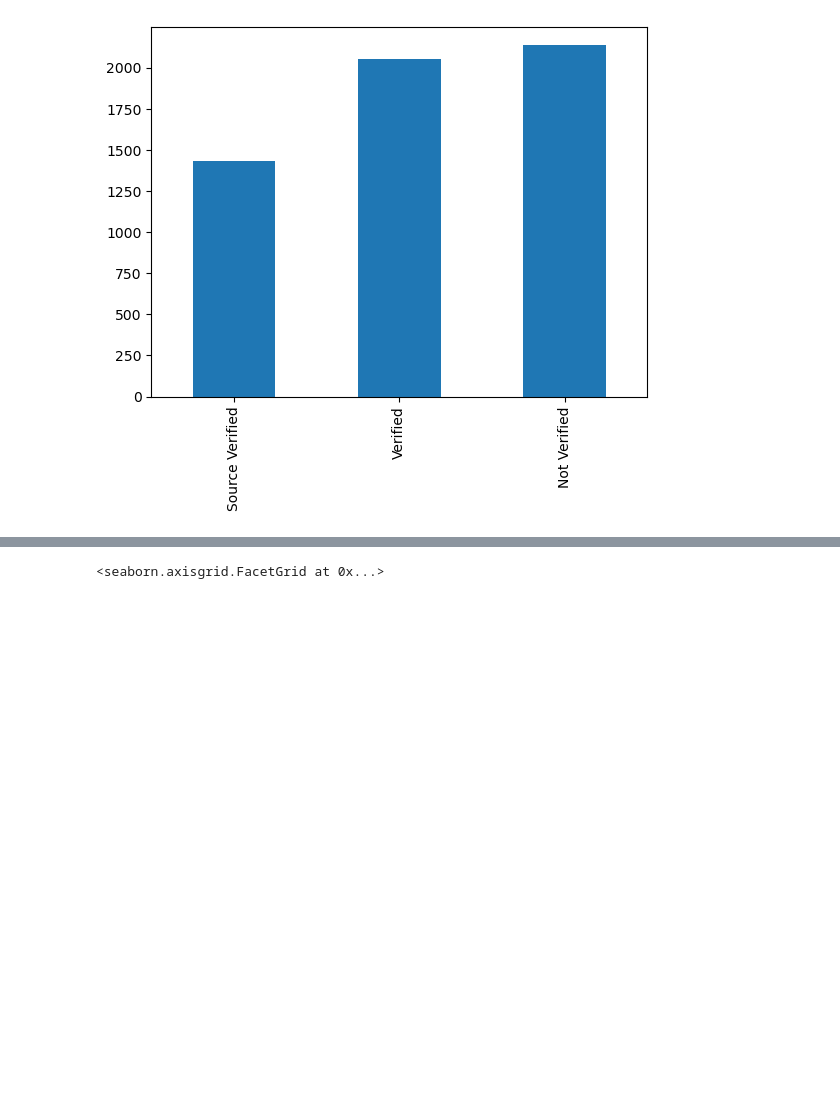
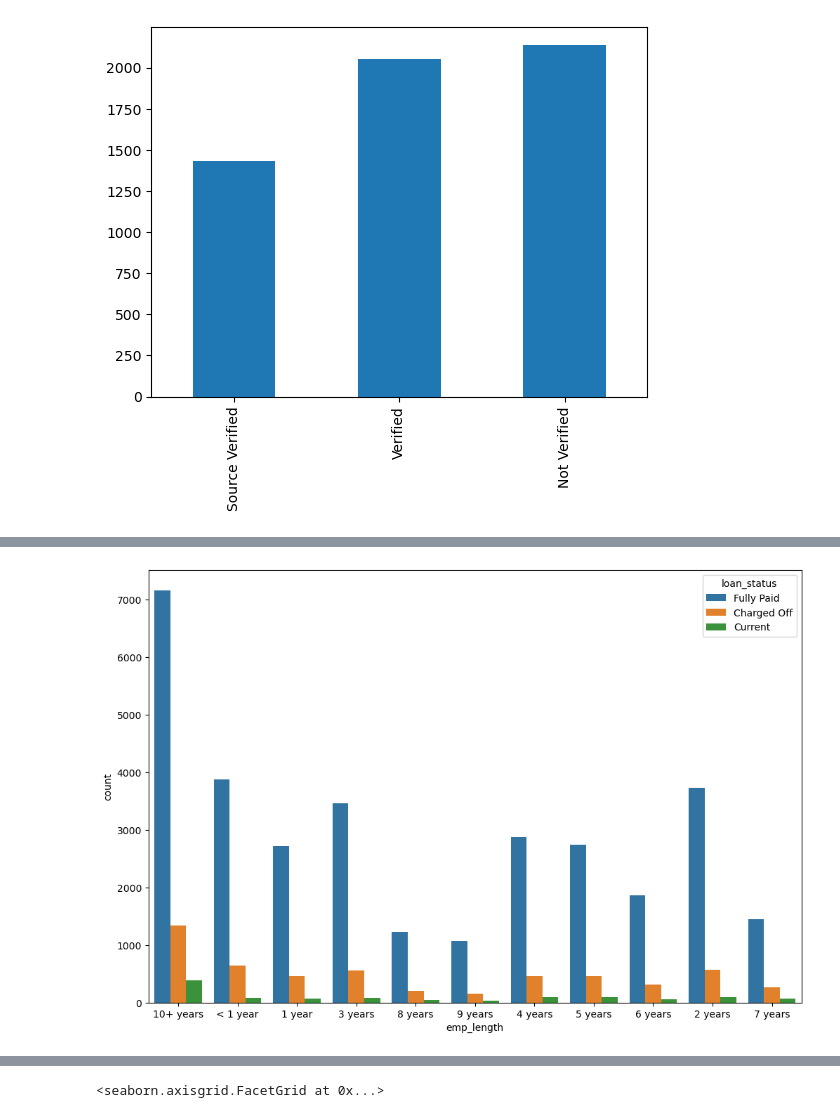
Before and after one commit to zuhair30/Lending_Club_Case_Study_SYEDandNAAZ, a Jupyter notebook: SYED_ZUHAIR_ABBAS.ipynb, the cells around one changed output, grey strips where cells are left out. Cells and saved outputs as stored; diff of their text form; code cells hidden in the pictures; blank space fills up the shorter version.

```diff
--- a/SYED_ZUHAIR_ABBAS.ipynb
+++ b/SYED_ZUHAIR_ABBAS.ipynb
@@ -216,0 +257,7 @@ Inference : Maximum charge off are from California
+# %%
+fig, ax1 = plt.subplots(figsize=(12, 8))
+ax1 = sns.countplot(x="emp_length",data=df2,hue='loan_status') ### entire data set
+
+print("Ability to pay loan is directly proportiaonl to nummber of year of service as we can see here more the experiece more he is likely to re pay the loan")
+# %% [output]
+[figure, added]
```
Also changed, not shown: parts of 24 cells of this notebook.
